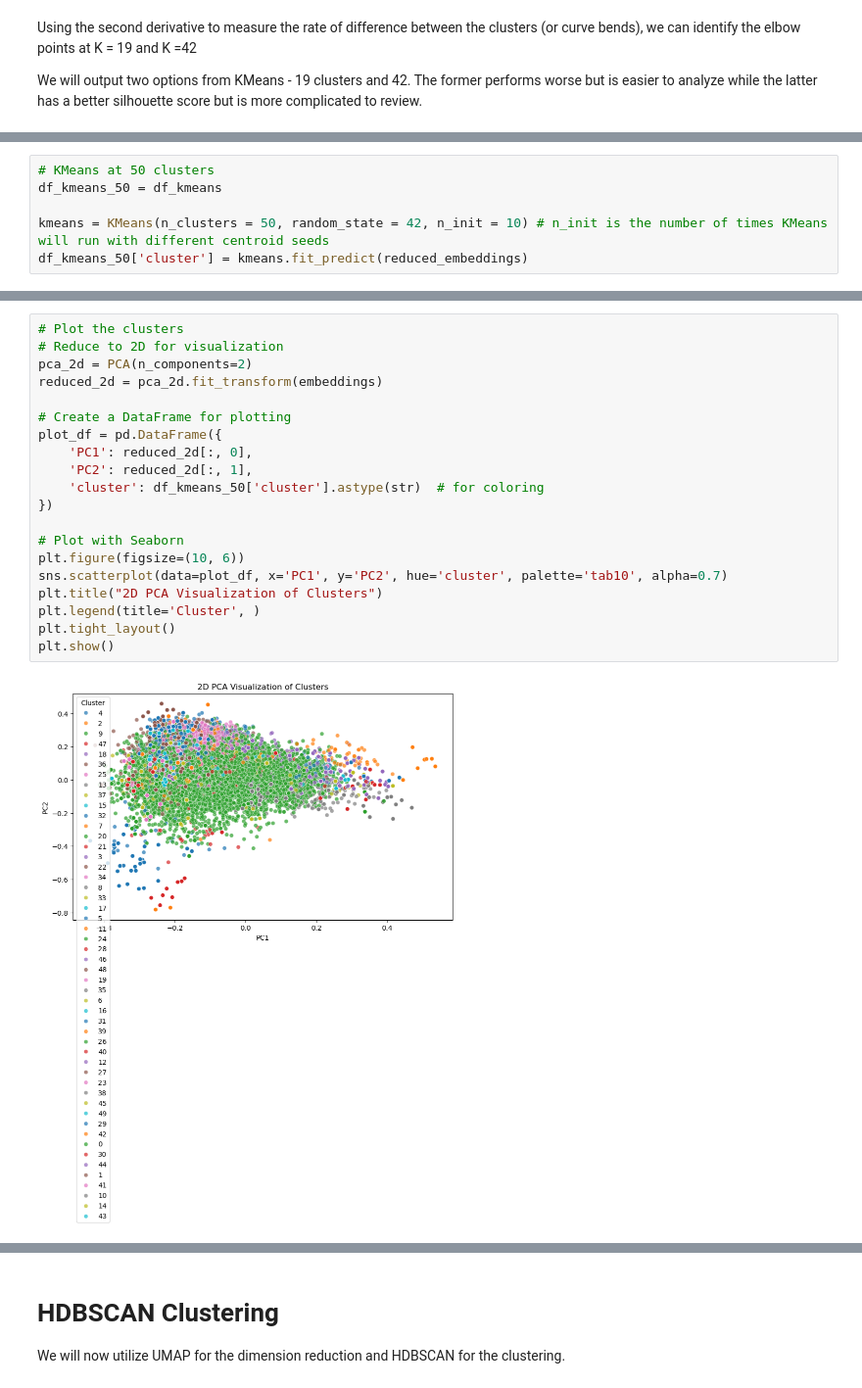
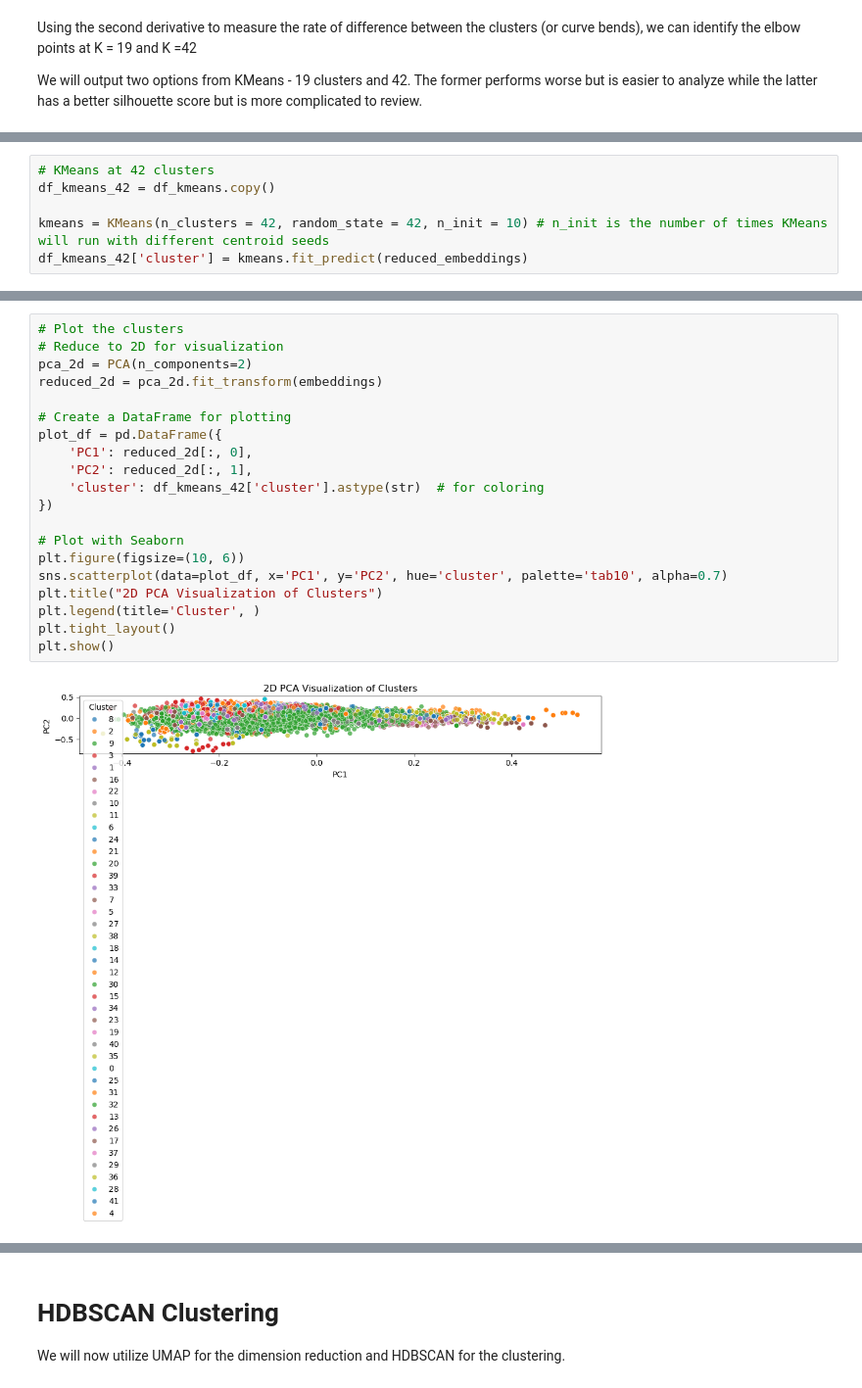
Before and after one commit to adamng1/baby-product-dashboard, a Jupyter notebook: pre-processing/1-clustering-for-classification.ipynb, the cells around one changed output, grey strips where cells are left out. Shown: that part at 98% size. Cells and saved outputs as stored; diff of their text form.

```diff
--- a/pre-processing/1-clustering-for-classification.ipynb
+++ b/pre-processing/1-clustering-for-classification.ipynb
@@ -253,6 +252,6 @@ print(cluster_sort)
 # %%
-# KMeans at 50 clusters
-df_kmeans_50 = df_kmeans
+# KMeans at 42 clusters
+df_kmeans_42 = df_kmeans.copy()
 
-kmeans = KMeans(n_clusters = 50, random_state = 42, n_init = 10) # n_init is the number of times KMeans will run with different centroid seeds
-df_kmeans_50['cluster'] = kmeans.fit_predict(reduced_embeddings)
+kmeans = KMeans(n_clusters = 42, random_state = 42, n_init = 10) # n_init is the number of times KMeans will run with different centroid seeds
+df_kmeans_42['cluster'] = kmeans.fit_predict(reduced_embeddings)
@@ -266,24 +266,24 @@ Silhouette Score for 20 clusters: 0.57
 # %%
 # Plot the clusters
 # Reduce to 2D for visualization
 pca_2d = PCA(n_components=2)
 reduced_2d = pca_2d.fit_transform(embeddings)
 
 # Create a DataFrame for plotting
 plot_df = pd.DataFrame({
     'PC1': reduced_2d[:, 0],
     'PC2': reduced_2d[:, 1],
-    'cluster': df_kmeans_50['cluster'].astype(str)  # for coloring
+    'cluster': df_kmeans_42['cluster'].astype(str)  # for coloring
 })
 
 # Plot with Seaborn
 plt.figure(figsize=(10, 6))
 sns.scatterplot(data=plot_df, x='PC1', y='PC2', hue='cluster', palette='tab10', alpha=0.7)
 plt.title("2D PCA Visualization of Clusters")
 plt.legend(title='Cluster', )
 plt.tight_layout()
 plt.show()
 # %% [output]
-[figure, old version]
+[figure, new version]
 # %%
 # Output the two clustered datasets into Excel files
```
Also changed, not shown: parts of 16 cells of this notebook, 1 other file.
